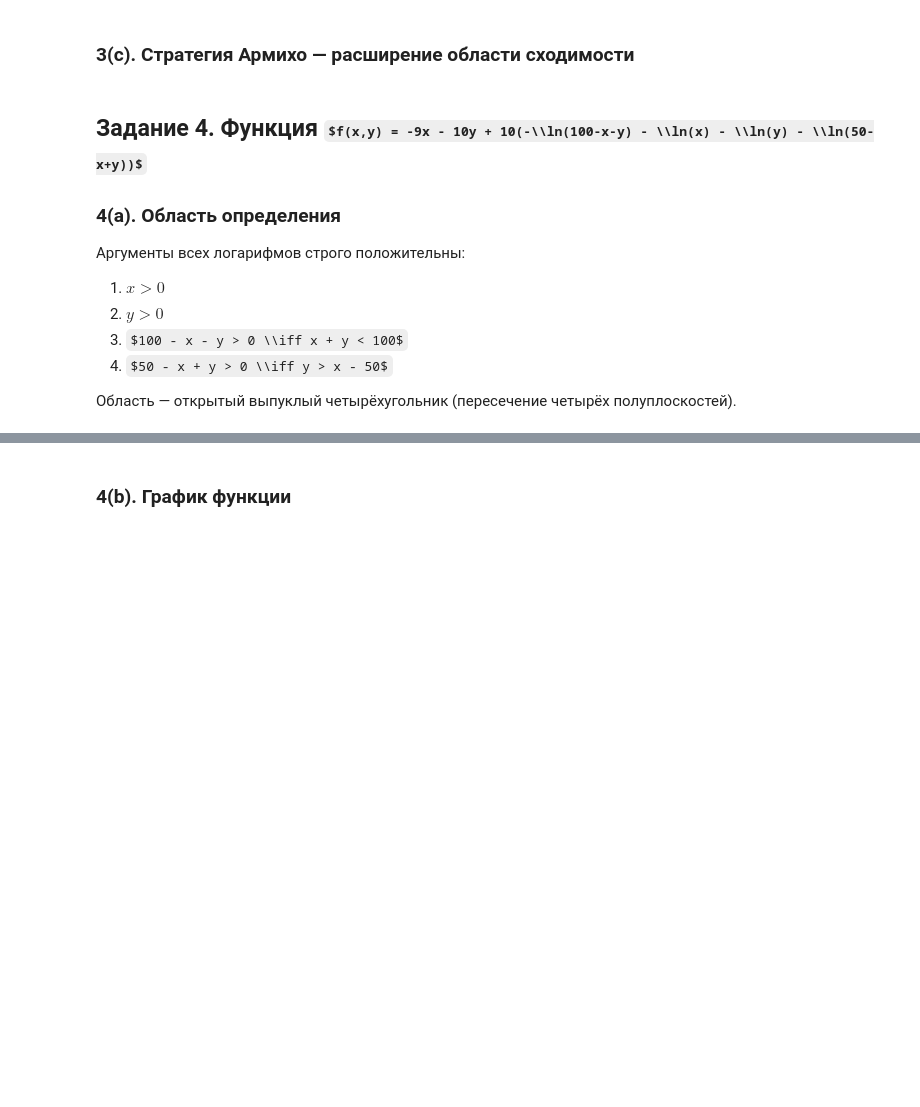
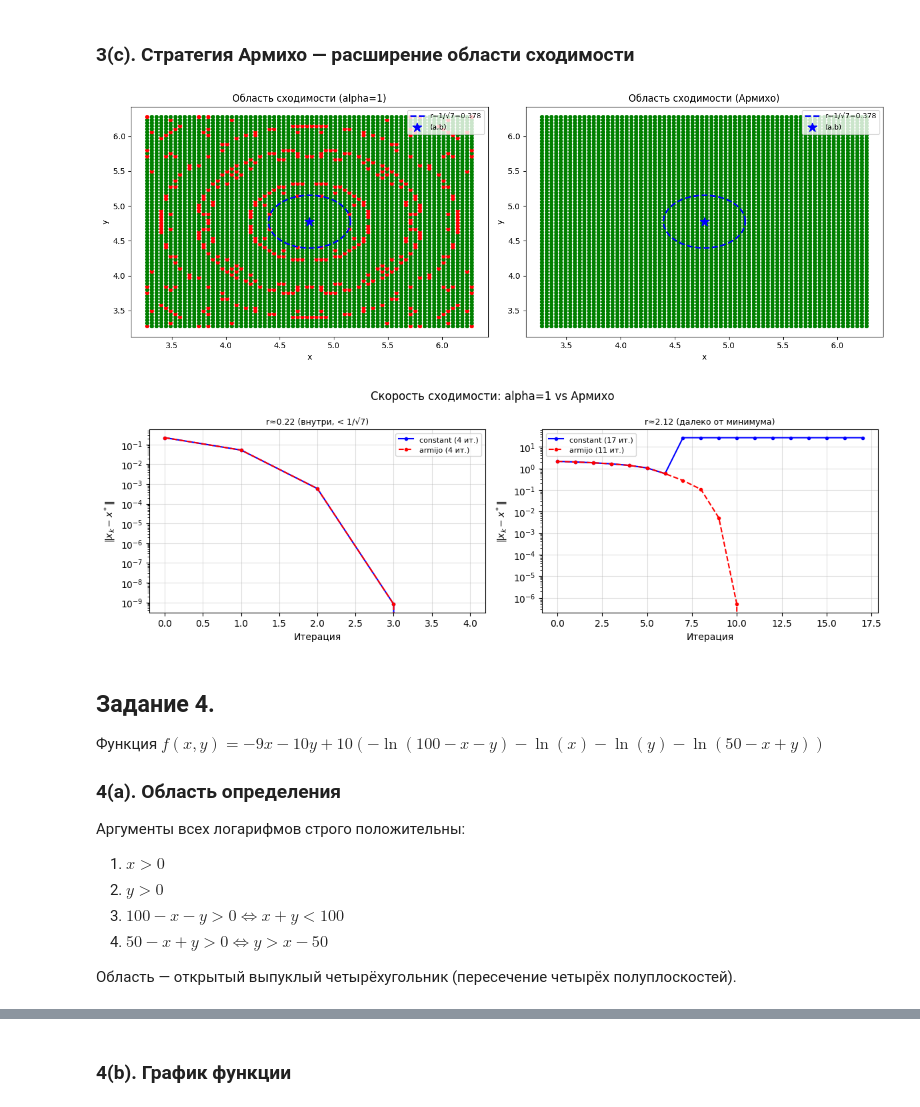
Before and after one commit to 806hbca/MetOp_LR2, a Jupyter notebook: LR2.ipynb, the cells around one changed output, grey strips where cells are left out. Saved outputs shown, nothing was run; the diff lists cells and outputs as text; code cells hidden in the pictures; some formulas as TeX source; blank space fills up the shorter version.

Commit message:
итоговая(надеюсь) версия задани 1

```diff
--- a/LR2.ipynb
+++ b/LR2.ipynb
@@ -308,51 +361,53 @@ for i, xi in enumerate(xs_s):
         try:
             x_opt, _ = newton_method(f3, grad_f3, hess_f3, np.array([xi, yj]),
                                       alpha_strategy="armijo", tol=1e-6, max_iter=500)
             conv_map_arm[j, i] = 1.0 if np.linalg.norm(x_opt - x_star3) < 0.01 else 0.0
         except Exception:
             conv_map_arm[j, i] = 0.0
 
+xx = [xs_s[i] for i in range(N) for j in range(N)]
+yy = [ys_s[j] for i in range(N) for j in range(N)]
+
 fig, axes = plt.subplots(1, 2, figsize=(14, 5))
 for ax, cmap_data, title in zip(axes, [conv_map, conv_map_arm], ["alpha=1", "Армихо"]):
-    ax.imshow(cmap_data,
-              extent=[a-margin_scan, a+margin_scan, b-margin_scan, b+margin_scan],
-              origin="lower", cmap="RdYlGn", vmin=0, vmax=1, alpha=0.75)
-    ax.plot(a + r_conv*np.cos(theta_plot), b + r_conv*np.sin(theta_plot),
-             "b--", lw=2, label=f"r=1/sqrt(3)={r_conv:.3f}")
-    ax.plot(a, b, "b*", markersize=12, label="(a,b)")
+    cc = ["green" if cmap_data[j, i] == 1.0 else "red" for i in range(N) for j in range(N)]
+    ax.set_facecolor("white")
+    ax.scatter(xx, yy, c=cc, s=18, zorder=3)
+    ax.plot(a + r_theory*np.cos(theta_plot), b + r_theory*np.sin(theta_plot),
+            "b--", lw=2, label=f"r=1/√7={r_theory:.3f}", zorder=5)
+    ax.plot(a, b, "b*", markersize=12, label="(a,b)", zorder=6)
     ax.set_title(f"Область сходимости ({title})")
     ax.set_xlabel("x"); ax.set_ylabel("y"); ax.legend(fontsize=9)
 plt.tight_layout(); plt.show()
 
-# Сравнение скоростей из точек с разными радиусами
 test_pts = [
-    (np.array([a+0.30, b+0.20]), "r=0.36 (внутри)"),
-    (np.array([a+0.70, b+0.00]), "r=0.70 (вне, alpha=1 расход.)"),
-    (np.array([a+1.20, b+0.00]), "r=1.20 (далеко)"),
+    (np.array([a + 0.20, b + 0.10]), f"r≈0.22 (внутри, < 1/√7)"),
+    (np.array([3.273816, 3.275298]),  f"r≈2.12 (далеко от минимума)"),
 ]
-fig, axes = plt.subplots(1, 3, figsize=(15, 4))
+fig, axes = plt.subplots(1, 2, figsize=(12, 4))
 for ax, (x0, lbl) in zip(axes, test_pts):
     for strat, col, ls in [("constant", "blue", "-"), ("armijo", "red", "--")]:
         try:
             x_opt, hist = newton_method(f3, grad_f3, hess_f3, x0,
                                          alpha_strategy=strat, alpha=1.0,
-                                         tol=1e-10, max_iter=500)
+                                         tol=1e-10, max_iter=17)
             errs = [np.linalg.norm(np.array(h) - x_star3) for h in hist]
             ax.semilogy(errs, color=col, ls=ls, marker="o", ms=3,
                         label=f"{strat} ({len(hist)-1} ит.)")
         except Exception:
             ax.text(0.1, 0.5, f"{strat}: расход.", transform=ax.transAxes, color=col)
     ax.set_title(lbl, fontsize=9)
     ax.set_xlabel("Итерация"); ax.set_ylabel(r"$\|x_k-x^*\|$")
     ax.legend(fontsize=8); ax.grid(True, alpha=0.4)
 plt.suptitle("Скорость сходимости: alpha=1 vs Армихо", fontsize=12)
 plt.tight_layout(); plt.show()
-
-print("Вывод: Армихо значительно расширяет область сходимости.")
-print("Внутри шара r<1/sqrt(3) скорость квадратична для обеих стратегий.")
-print("Вне шара alpha=1 расходится; Армихо уменьшает шаг и сходится.")
+# %% [output]
+[figure, added]
+[figure, added]
 # %% [markdown]
-## Задание 4. Функция $f(x,y) = -9x - 10y + 10(-\\ln(100-x-y) - \\ln(x) - \\ln(y) - \\ln(50-x+y))$
+## Задание 4.
+
+Функция $f(x,y) = -9x - 10y + 10(-\ln(100-x-y) - \ln(x) - \ln(y) - \ln(50-x+y))$
 
 ### 4(a). Область определения
 
@@ -360,8 +415,8 @@ print("Вне шара alpha=1 расходится; Армихо уменьша
 
 1. $x > 0$
 2. $y > 0$
-3. $100 - x - y > 0 \\iff x + y < 100$
-4. $50 - x + y > 0 \\iff y > x - 50$
+3. $100 - x - y > 0 \iff x + y < 100$
+4. $50 - x + y > 0 \iff y > x - 50$
 
 Область — открытый выпуклый четырёхугольник (пересечение четырёх полуплоскостей).
 # %%
```
Also changed, not shown: parts of 15 cells of this notebook.
